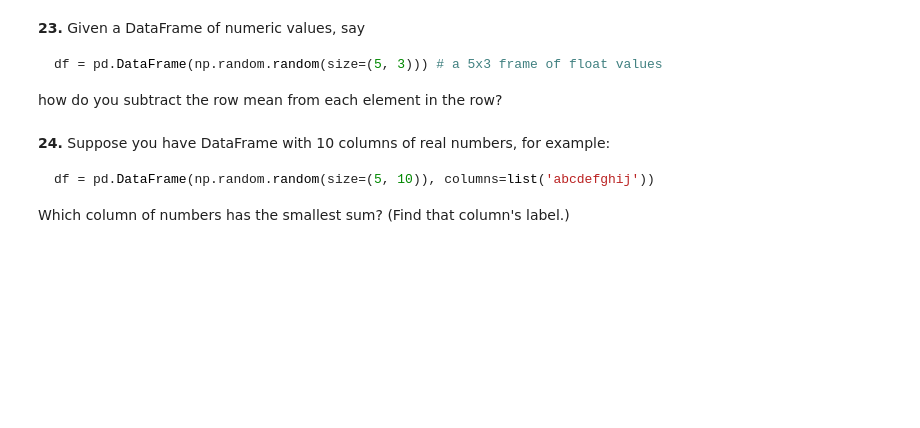
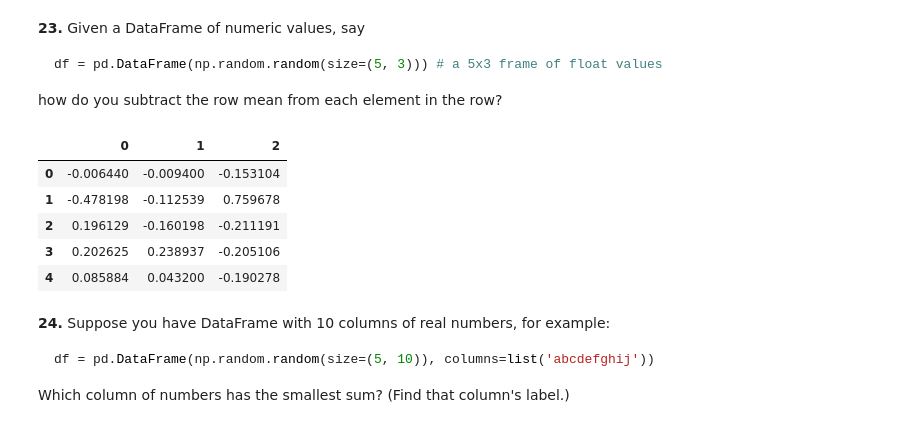
Before and after one commit to androidjp/training-TensorFlow, a Jupyter notebook: practice-pandas/60-pandas-exercises.ipynb, the cells around one changed output. Cells and saved outputs as stored; diff of their text form; code cells hidden in the pictures; blank space fills up the shorter version.

````diff
--- a/practice-pandas/60-pandas-exercises.ipynb
+++ b/practice-pandas/60-pandas-exercises.ipynb
@@ -286,6 +300,17 @@ df = pd.DataFrame(np.random.random(size=(5, 3))) # a 5x3 frame of float values
 ```
 
 how do you subtract the row mean from each element in the row?
+# %%
+df = pd.DataFrame(np.random.random(size=(5, 3)))
+df = df - df.mean()
+df
+# %% [output]
+|  | 0 | 1 | 2 |
+| 0 | -0.006440 | -0.009400 | -0.153104 |
+| 1 | -0.478198 | -0.112539 | 0.759678 |
+| 2 | 0.196129 | -0.160198 | -0.211191 |
+| 3 | 0.202625 | 0.238937 | -0.205106 |
+| 4 | 0.085884 | 0.043200 | -0.190278 |
 # %% [markdown]
 **24.** Suppose you have DataFrame with 10 columns of real numbers, for example:
 
````
Also changed, not shown: parts of 10 cells of this notebook.
